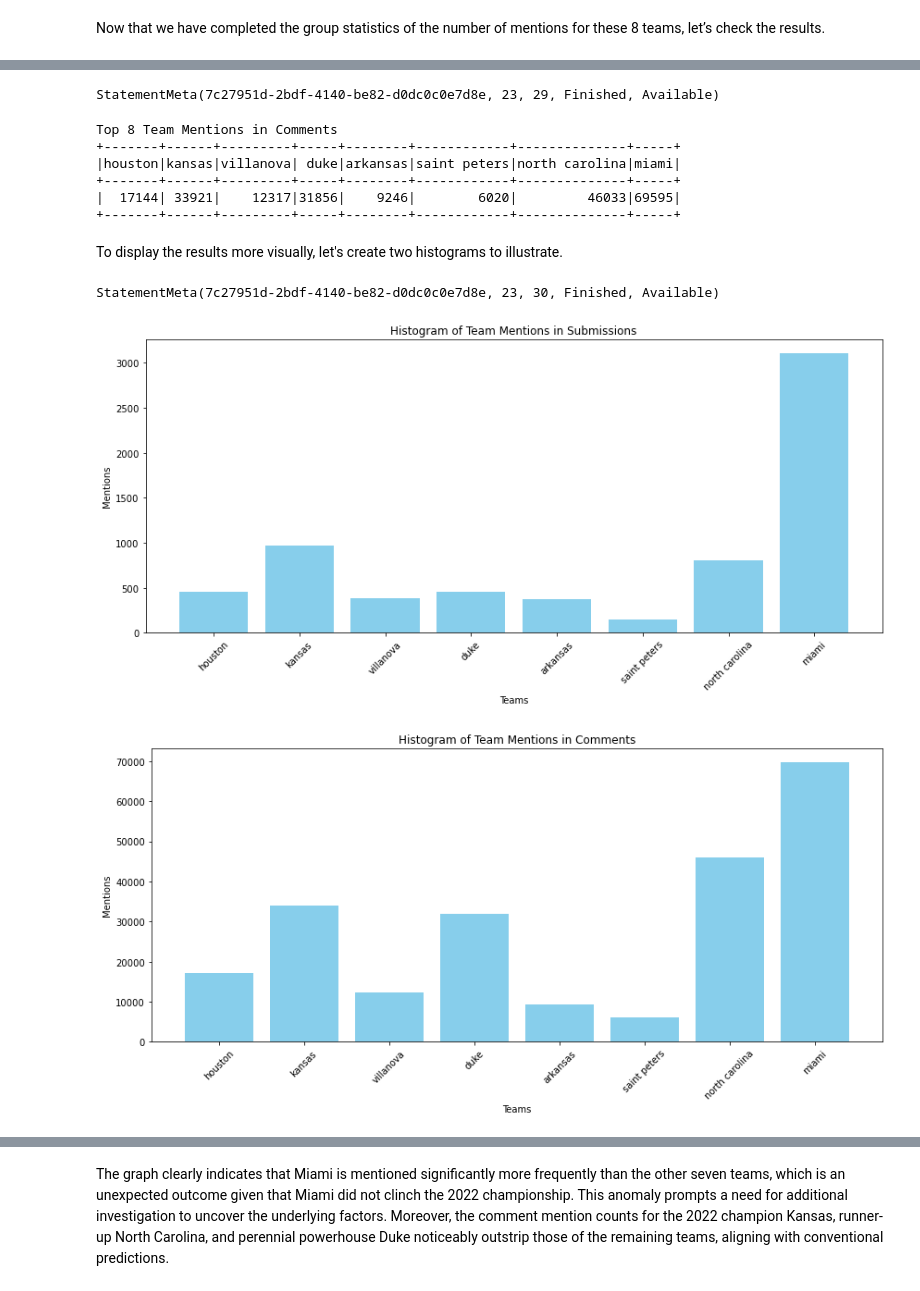
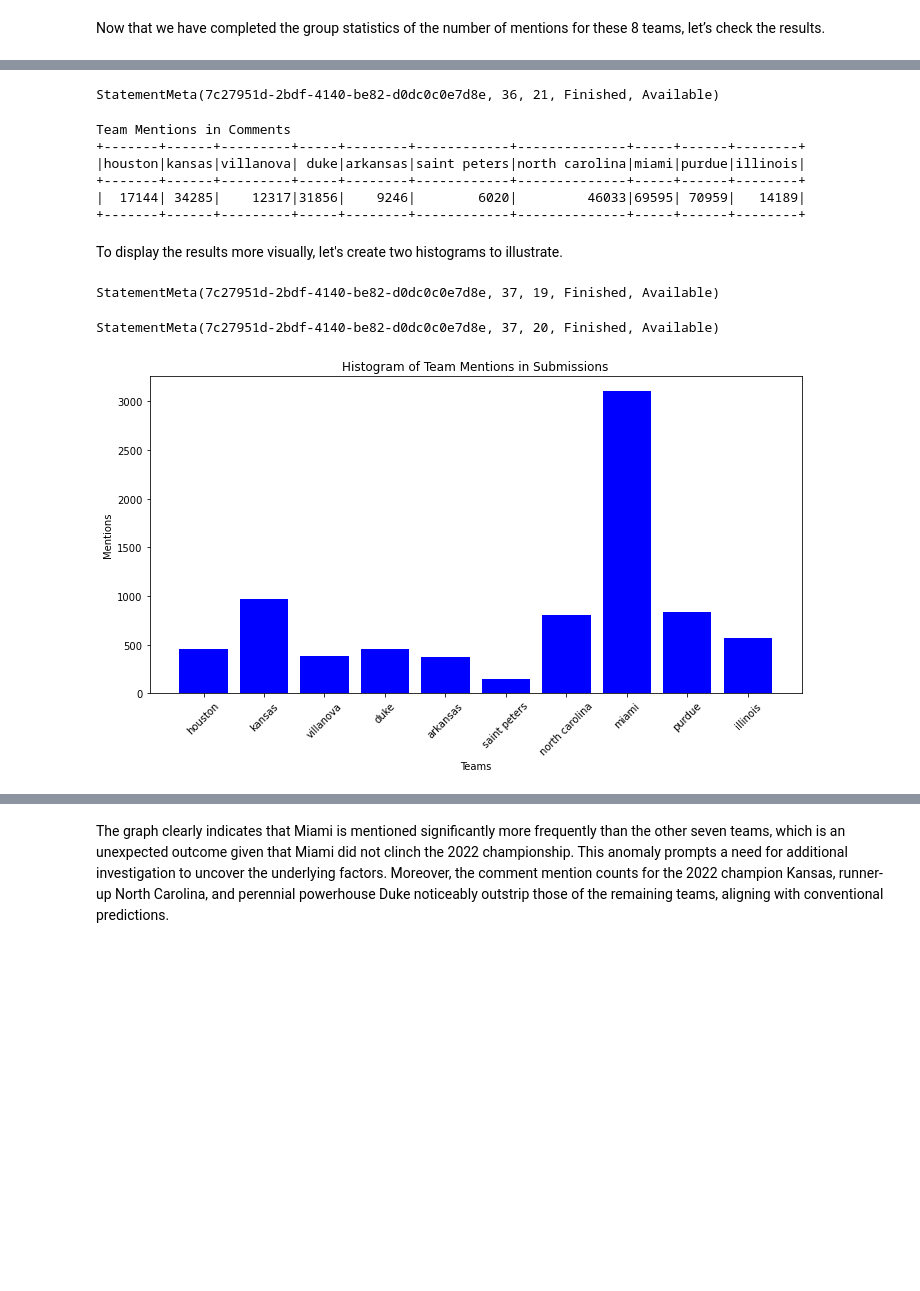
Before and after one commit to gu-dsan6000/fall-2023-reddit-project-team-26, a Jupyter notebook: code/project_eda_q4.ipynb, the cells around one changed output, grey strips where cells are left out. Saved outputs shown, nothing was run; the diff lists cells and outputs as text; code cells hidden in the pictures; blank space fills up the shorter version.

```diff
--- a/code/project_eda_q4.ipynb
+++ b/code/project_eda_q4.ipynb
@@ -180,43 +182,35 @@ Top 8 Team Mentions in Submissions
 # %%
-print("Top 8 Team Mentions in Comments")
+print("Team Mentions in Comments")
 comments_counts.show()
 # %% [output]
-StatementMeta(7c27951d-2bdf-4140-be82-d0dc0c0e7d8e, 23, 29, Finished, Available)
+StatementMeta(7c27951d-2bdf-4140-be82-d0dc0c0e7d8e, 36, 21, Finished, Available)
-Top 8 Team Mentions in Comments
-+-------+------+---------+-----+--------+------------+--------------+-----+
-|houston|kansas|villanova| duke|arkansas|saint peters|north carolina|miami|
-+-------+------+---------+-----+--------+------------+--------------+-----+
-|  17144| 33921|    12317|31856|    9246|        6020|         46033|69595|
-+-------+------+---------+-----+--------+------------+--------------+-----+
+Team Mentions in Comments
++-------+------+---------+-----+--------+------------+--------------+-----+------+--------+
+|houston|kansas|villanova| duke|arkansas|saint peters|north carolina|miami|purdue|illinois|
++-------+------+---------+-----+--------+------------+--------------+-----+------+--------+
+|  17144| 34285|    12317|31856|    9246|        6020|         46033|69595| 70959|   14189|
++-------+------+---------+-----+--------+------------+--------------+-----+------+--------+
 # %% [markdown]
 To display the results more visually, let's create two histograms to illustrate.
-# %%
-# Collect the data from PySpark DataFrame to Python
-submissions_counts_data = submissions_counts.collect()[0].asDict()
-comments_counts_data = comments_counts.collect()[0].asDict()
-
-import matplotlib.pyplot as plt
-
-# Function to plot histogram from a dictionary of team counts
-def plot_histogram(team_counts, title):
-    teams = list(team_counts.keys())
-    counts = list(team_counts.values())
-
-    plt.figure(figsize=(12, 6))
-    plt.bar(teams, counts, color='skyblue')
-    plt.title(title)
-    plt.xlabel('Teams')
-    plt.ylabel('Mentions')
-    plt.xticks(rotation=45)
-    plt.tight_layout()
-    plt.show()
-
-# Plot the histogram for submission counts
-plot_histogram(submissions_counts_data, 'Histogram of Team Mentions in Submissions')
-
-# Plot the histogram for comment counts
-plot_histogram(comments_counts_data, 'Histogram of Team Mentions in Comments')
-# %% [output]
-StatementMeta(7c27951d-2bdf-4140-be82-d0dc0c0e7d8e, 23, 30, Finished, Available)
-[figure, removed]
-[figure, removed]
+# %%
+# Convert the Spark DataFrame to a Pandas DataFrame
+submissions_counts_pd = submissions_counts.toPandas()
+comments_counts_pd = comments_counts.toPandas()
+# %% [output]
+StatementMeta(7c27951d-2bdf-4140-be82-d0dc0c0e7d8e, 37, 19, Finished, Available)
+# %%
+import pandas as pd
+import matplotlib.pyplot as plt
+
+# Histogram for Submissions Counts
+plt.figure(figsize=(10, 6))
+plt.bar(submissions_counts_pd.columns, submissions_counts_pd.iloc[0], color='blue')
+plt.title('Histogram of Team Mentions in Submissions')
+plt.xlabel('Teams')
+plt.ylabel('Mentions')
+plt.xticks(rotation=45)
+plt.tight_layout()
+plt.show()
+# %% [output]
+StatementMeta(7c27951d-2bdf-4140-be82-d0dc0c0e7d8e, 37, 20, Finished, Available)
+[figure, added]
```
Also changed, not shown: parts of 19 cells of this notebook.
